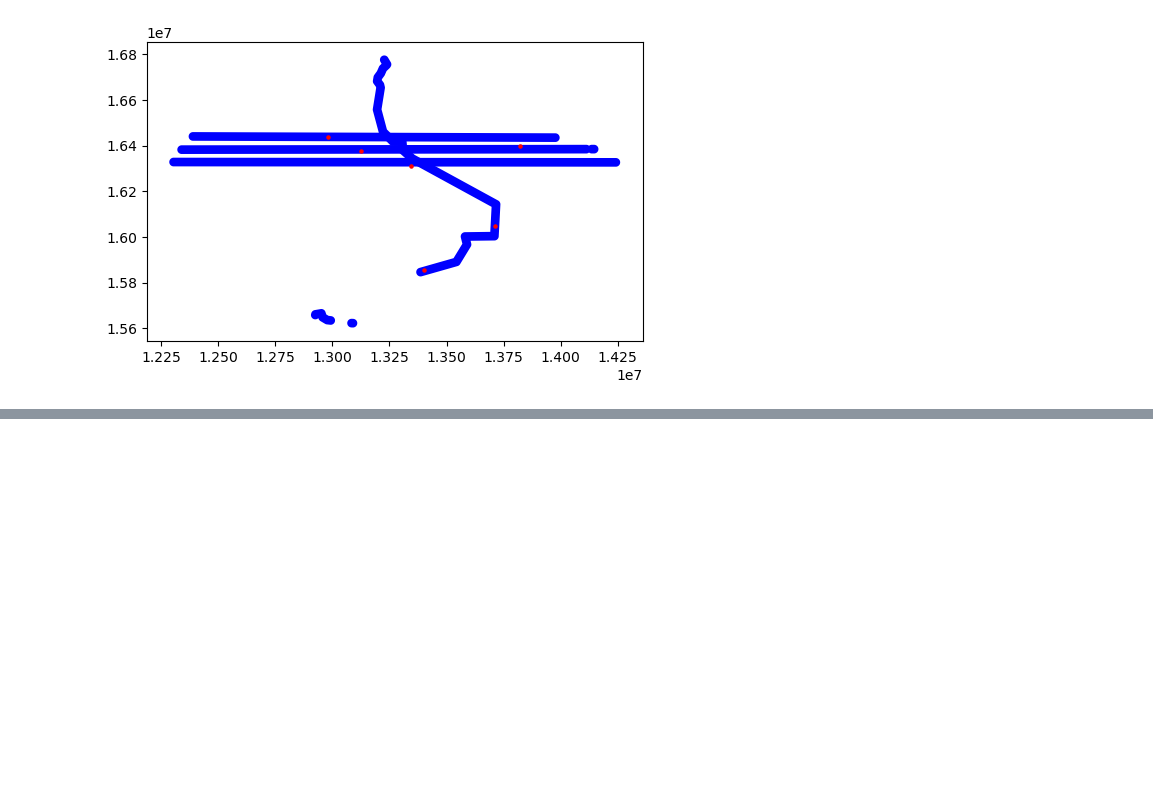
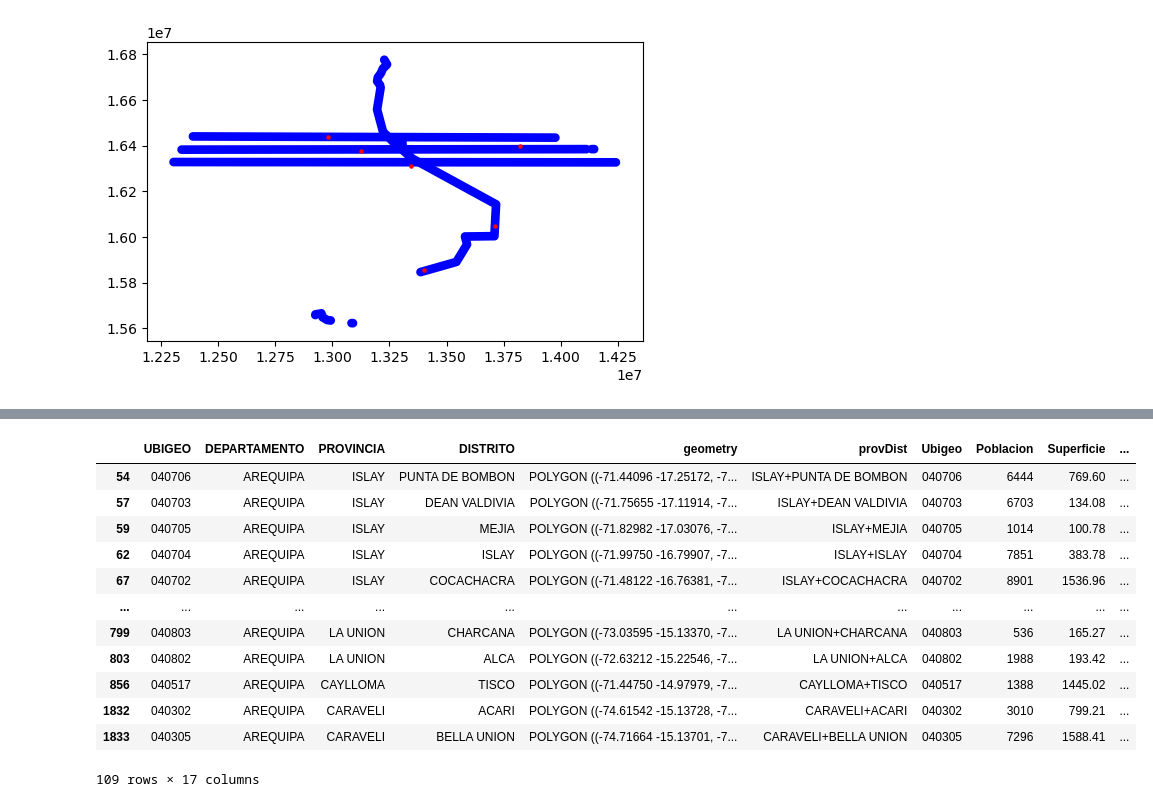
Before and after one commit to ZurinaGarcia/FINAL, a Jupyter notebook: nuevo.ipynb, the cells around one changed output, grey strips where cells are left out. Drawn from its saved outputs; the diff is of its cells as text; code cells hidden in the pictures; blank space fills up the shorter version.

```diff
--- a/nuevo.ipynb
+++ b/nuevo.ipynb
@@ -424,0 +507,4 @@ DriverError: data\provincia_maps.zipp: No such file or directory
+# %%
+#identificamos que datos no están igual escritos en ambas datas
+nomatch_df=set(datadis.provDist)- set(datadismap.provDist)
+nomatch_gdf=set(datadismap.provDist)-set(datadis.provDist)
@@ -424,0 +539,7 @@ DriverError: data\provincia_maps.zipp: No such file or directory
+# %%
+#creamos un diccionario con las coincidencias más cercanas
+changesDis_df={dis:process.extractOne(dis,nomatch_gdf)[0] for dis in sorted(nomatch_df)}
+#unimos la data (reemplazamos porvDist pot changesDis)
+datadis.provDist.replace(changesDis_df,inplace=True)
+#metemos el mapa a la tabla
+datadismap=datadismap.merge(datadis, on='provDist')
@@ -424,0 +567,6 @@ DriverError: data\provincia_maps.zipp: No such file or directory
+# %%
+#eliminamos columnas que no usaremos
+bye=['Departamento', 'Provincia', 'Distrito']
+datadismap.drop(columns=bye,inplace=True)
+
+datadismap.head()
@@ -424,0 +582,19 @@ DriverError: data\provincia_maps.zipp: No such file or directory
+# %%
+#Elegimos Arequipa
+arequipa=datadismap[datadismap.DEPARTAMENTO=='AREQUIPA']
+# %%
+arequipa
+# %% [output]
+|  | UBIGEO | DEPARTAMENTO | PROVINCIA | DISTRITO | geometry | provDist | Ubigeo | Poblacion | Superficie | ... |
+| 54 | 040706 | AREQUIPA | ISLAY | PUNTA DE BOMBON | POLYGON ((-71.44096 -17.25172, -7... | ISLAY+PUNTA DE BOMBON | 040706 | 6444 | 769.60 | ... |
+| 57 | 040703 | AREQUIPA | ISLAY | DEAN VALDIVIA | POLYGON ((-71.75655 -17.11914, -7... | ISLAY+DEAN VALDIVIA | 040703 | 6703 | 134.08 | ... |
+| 59 | 040705 | AREQUIPA | ISLAY | MEJIA | POLYGON ((-71.82982 -17.03076, -7... | ISLAY+MEJIA | 040705 | 1014 | 100.78 | ... |
+| 62 | 040704 | AREQUIPA | ISLAY | ISLAY | POLYGON ((-71.99750 -16.79907, -7... | ISLAY+ISLAY | 040704 | 7851 | 383.78 | ... |
+| 67 | 040702 | AREQUIPA | ISLAY | COCACHACRA | POLYGON ((-71.48122 -16.76381, -7... | ISLAY+COCACHACRA | 040702 | 8901 | 1536.96 | ... |
+| ... | ... | ... | ... | ... | ... | ... | ... | ... | ... | ... |
+| 799 | 040803 | AREQUIPA | LA UNION | CHARCANA | POLYGON ((-73.03595 -15.13370, -7... | LA UNION+CHARCANA | 040803 | 536 | 165.27 | ... |
+| 803 | 040802 | AREQUIPA | LA UNION | ALCA | POLYGON ((-72.63212 -15.22546, -7... | LA UNION+ALCA | 040802 | 1988 | 193.42 | ... |
+| 856 | 040517 | AREQUIPA | CAYLLOMA | TISCO | POLYGON ((-71.44750 -14.97979, -7... | CAYLLOMA+TISCO | 040517 | 1388 | 1445.02 | ... |
+| 1832 | 040302 | AREQUIPA | CARAVELI | ACARI | POLYGON ((-74.61542 -15.13728, -7... | CARAVELI+ACARI | 040302 | 3010 | 799.21 | ... |
+| 1833 | 040305 | AREQUIPA | CARAVELI | BELLA UNION | POLYGON ((-74.71664 -15.13701, -7... | CARAVELI+BELLA UNION | 040305 | 7296 | 1588.41 | ... |
+109 rows × 17 columns
```
Also changed, not shown: parts of 19 cells of this notebook, 1 other file.
